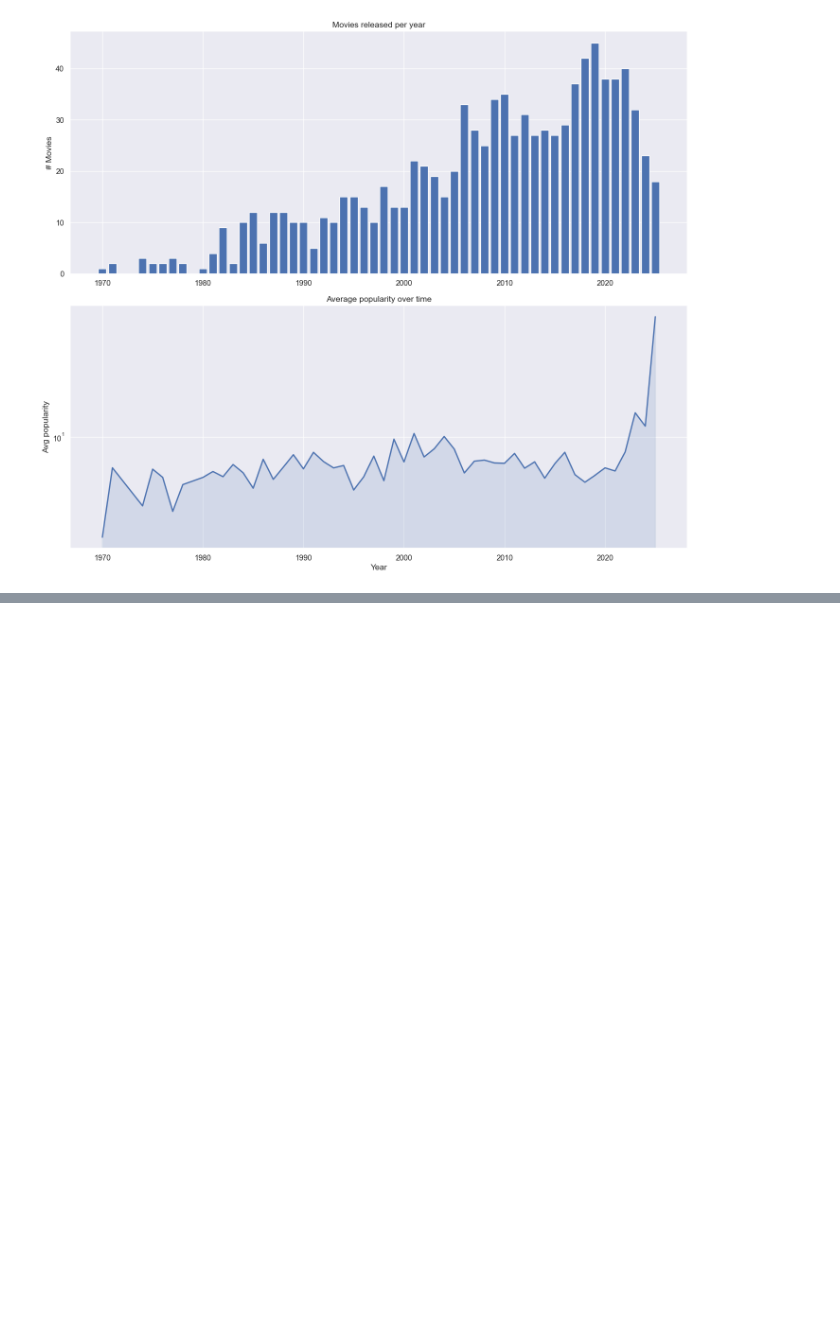
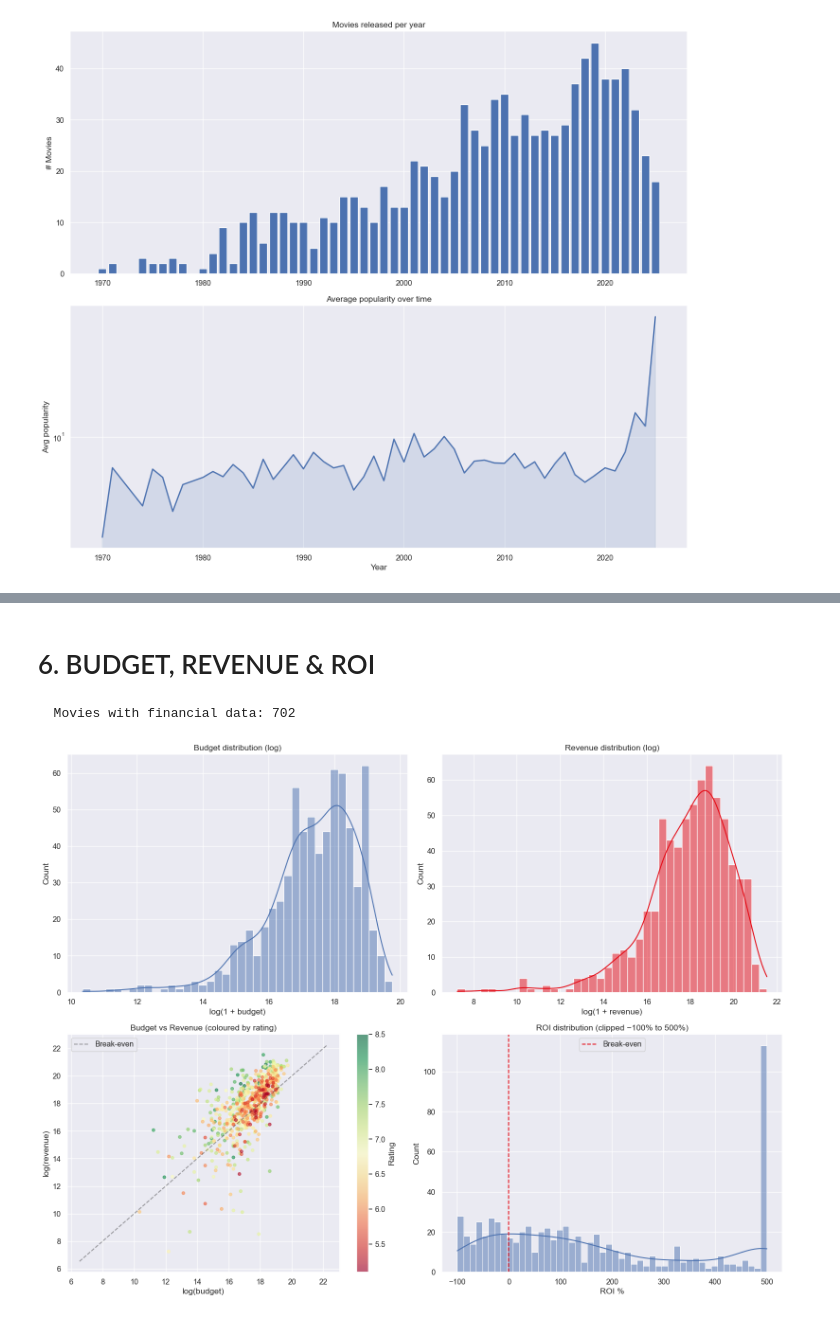
Before and after one commit to GrannyApples/Grupp7_Datavisualisering_DE_UX, a Jupyter notebook: notebooks/eda_anton.ipynb, the cells around one changed output, grey strips where cells are left out. Drawn from its saved outputs; the diff is of its cells as text; code cells hidden in the pictures; blank space fills up the shorter version.

```diff
--- a/notebooks/eda_anton.ipynb
+++ b/notebooks/eda_anton.ipynb
@@ -277,0 +326,45 @@ plt.tight_layout()
+# %% [markdown]
+# 6. BUDGET, REVENUE & ROI
+# %%
+fin = df.dropna(subset=["budget", "revenue"])
+print(f"  Movies with financial data: {len(fin):,}")
+
+fig, axes = plt.subplots(2, 2, figsize=(16, 12))
+
+# Budget distribution (log)
+sns.histplot(np.log1p(fin["budget"]), bins=40, kde=True, color=NEUTRAL, ax=axes[0][0])
+axes[0][0].set_title("Budget distribution (log)")
+axes[0][0].set_xlabel("log(1 + budget)")
+
+# Revenue distribution (log)
+sns.histplot(np.log1p(fin["revenue"]), bins=40, kde=True, color=ACCENT, ax=axes[0][1])
+axes[0][1].set_title("Revenue distribution (log)")
+axes[0][1].set_xlabel("log(1 + revenue)")
+
+# Budget vs Revenue scatter
+sc = axes[1][0].scatter(
+    np.log1p(fin["budget"]), np.log1p(fin["revenue"]),
+    c=fin["rating"], cmap="RdYlGn", alpha=0.6, s=20
+)
+axes[1][0].set_xlabel("log(budget)")
+axes[1][0].set_ylabel("log(revenue)")
+axes[1][0].set_title("Budget vs Revenue (coloured by rating)")
+plt.colorbar(sc, ax=axes[1][0], label="Rating")
+# Break-even line
+lims = [min(axes[1][0].get_xlim()[0], axes[1][0].get_ylim()[0]),
+        max(axes[1][0].get_xlim()[1], axes[1][0].get_ylim()[1])]
+axes[1][0].plot(lims, lims, "k--", alpha=0.4, label="Break-even")
+axes[1][0].legend()
+
+# ROI distribution (clipped for readability)
+roi_clean = fin["roi"].clip(-100, 500)
+sns.histplot(roi_clean, bins=50, kde=True, color=NEUTRAL, ax=axes[1][1])
+axes[1][1].axvline(0, color=ACCENT, linestyle="--", label="Break-even")
+axes[1][1].set_title("ROI distribution (clipped −100% to 500%)")
+axes[1][1].set_xlabel("ROI %")
+axes[1][1].legend()
+
+plt.tight_layout()
+# %% [output]
+  Movies with financial data: 702
+[figure, added]
```
Also changed, not shown: parts of 37 cells of this notebook, 2 other files.
